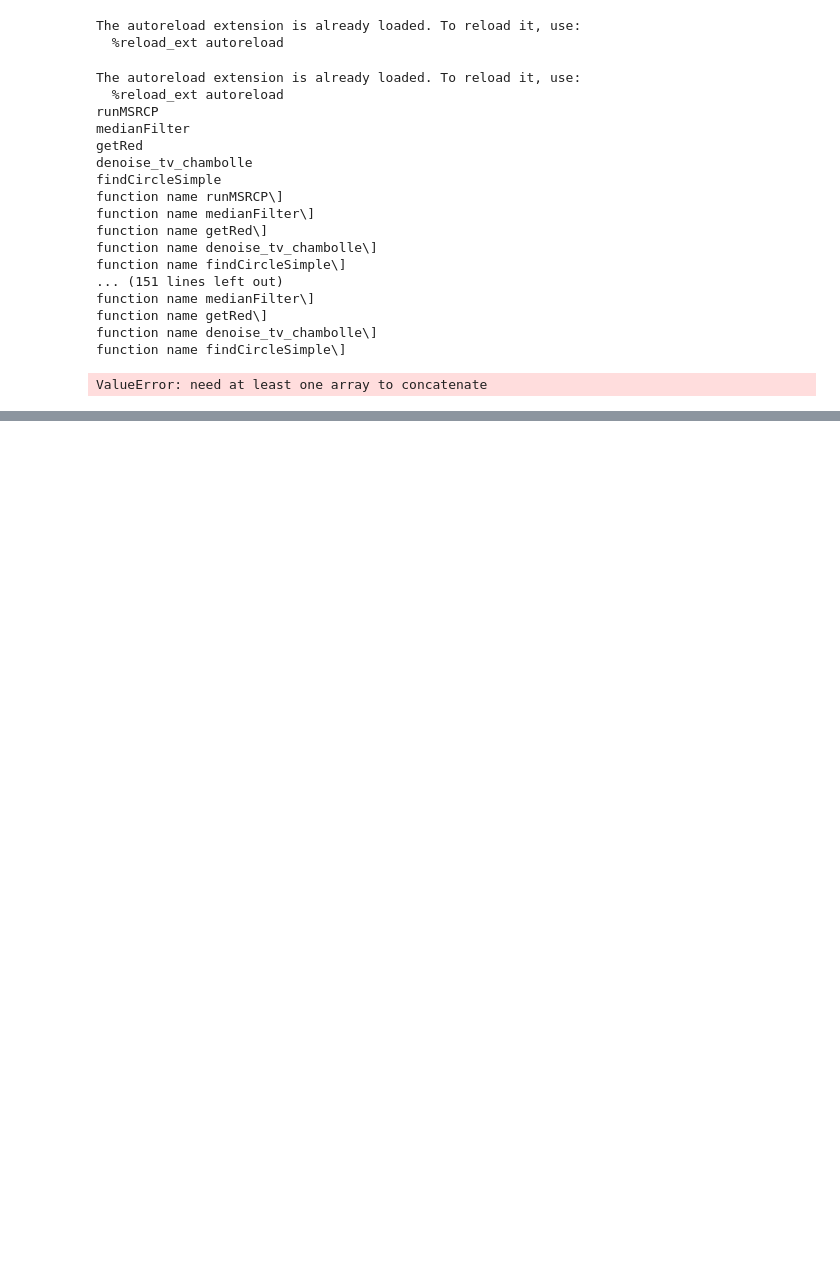
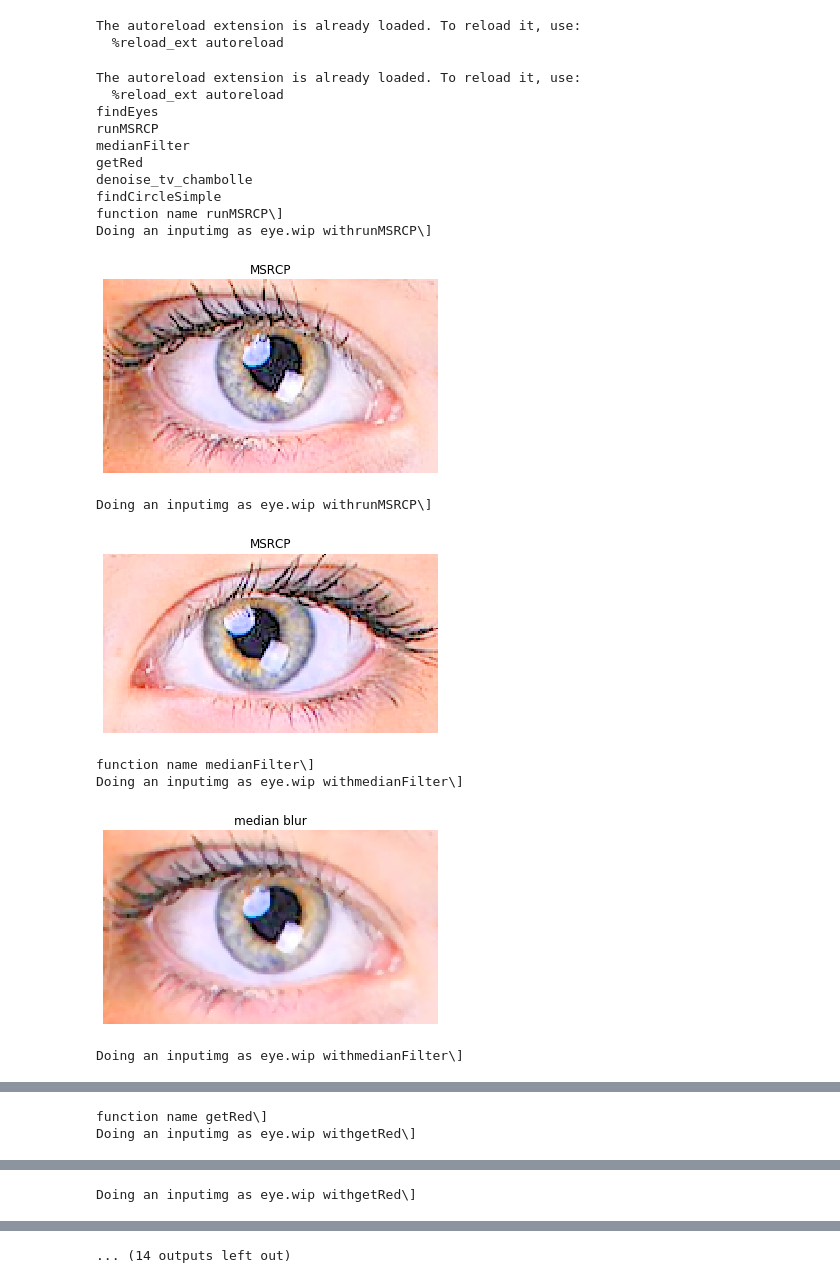
Before and after one commit to nielsr2/P3-G306, a Jupyter notebook: STRUCTURE/NOTEBOOKS/nielsBatch.ipynb, the cells around one changed output, grey strips where cells are left out. Saved outputs shown, nothing was run; the diff lists cells and outputs as text; code cells hidden in the pictures; blank space fills up the shorter version.

Commit message:
niels save

```diff
--- a/STRUCTURE/NOTEBOOKS/nielsBatch.ipynb
+++ b/STRUCTURE/NOTEBOOKS/nielsBatch.ipynb
@@ -68,41 +68,49 @@ fArray = {
          m3F.getRed: {"inputImg": "ignorethis", "show": True},
          #m3Contrast.contrast: {"inputImg": "ignore", "show": False},
          m3tv.denoise_tv_chambolle: {"inputImg": "ignorethis", "weight": 0.1,"eps": 0.0002,"n_iter_max": 200, "multichannel": True, "show": False},
          m3HoughCircle.findCircleSimple: {"eye": "ignorethis", "show": True},
          m3Mask.makeCircularOutline: {"photo": "ignorethis", "show": True},
          m3Mask.fullImgEyeOutline: {"photo": "ignorethis", "show": True}
          #m3Batch.makeComparison: {"faceArray": "ignoreThis", "fileName": "nielzsimpleplusmalte3"}
          }
 
 fArray = {
+         m3Face.findEyes: {"photo": "ignorethis", "show": True},
          retinexRunnable.runMSRCP: {"inputImg": "ignorethis", "show": True},
          m3MedianFilter.medianFilter: {"inputImg": "ignore", "show": True},
          m3F.getRed: {"inputImg": "ignorethis", "show": True},
          #m3Contrast.contrast: {"inputImg": "ignore", "show": False},
          m3tv.denoise_tv_chambolle: {"inputImg": "ignorethis", "weight": 0.1,"eps": 0.0002,"n_iter_max": 200, "multichannel": True, "show": False},
          m3HoughCircle.findCircleSimple: {"eye": "ignorethis", "show": True},
          #m3Batch.makeComparison: {"faceArray": "ignoreThis", "fileName": "nielzsimpleplusmalte3"}
          }
 #m3Batch.nibBatch("PICTURES/InputPictures/single/", fArray, False)
 #m3Niels.nibBatch("PICTURES/InputPictures/single/", fArray, exportAs="comparison", comparisonName="tralal", debug=False)
-m3Niels.nibBatch("PICTURES/Eyes/Eyes_set1/", fArray, exportAs="comparison", comparisonName="tralal", debug=False)
+
+finishFA = {
+    m3Niels.generateComparison: {"fileName": "youyou"},
+    m3Niels.}
+
+m3Niels.photoBatch("PICTURES/InputPictures/single/", fArray, finishFunctionArray = finishFA)
+
+
+
 #m3Batch.batchProcess2("PICTURES/InputPictures/Set1/", fArray, False)
 # %% [output]
 The autoreload extension is already loaded. To reload it, use:
   %reload_ext autoreload
+findEyes
 runMSRCP
 medianFilter
 getRed
 denoise_tv_chambolle
 findCircleSimple
 function name runMSRCP\]
-function name medianFilter\]
-function name getRed\]
-function name denoise_tv_chambolle\]
-function name findCircleSimple\]
-... (151 lines left out)
-function name medianFilter\]
-function name getRed\]
-function name denoise_tv_chambolle\]
-function name findCircleSimple\]
+Doing an inputimg as eye.wip withrunMSRCP\]
+[figure, added]
-ValueError: need at least one array to concatenate
+Doing an inputimg as eye.wip withrunMSRCP\]
+[figure, added]
+function name medianFilter\]
+Doing an inputimg as eye.wip withmedianFilter\]
+[figure, added]
+Doing an inputimg as eye.wip withmedianFilter\]
@@ -108,0 +118,2 @@ ValueError: need at least one array to concatenate
+function name getRed\]
+Doing an inputimg as eye.wip withgetRed\]
@@ -108,0 +121 @@ ValueError: need at least one array to concatenate
+Doing an inputimg as eye.wip withgetRed\]
@@ -108,0 +123 @@ ValueError: need at least one array to concatenate
+... (14 outputs left out)
```
Also changed, not shown: parts of 1 cell of this notebook, 5 other files.
